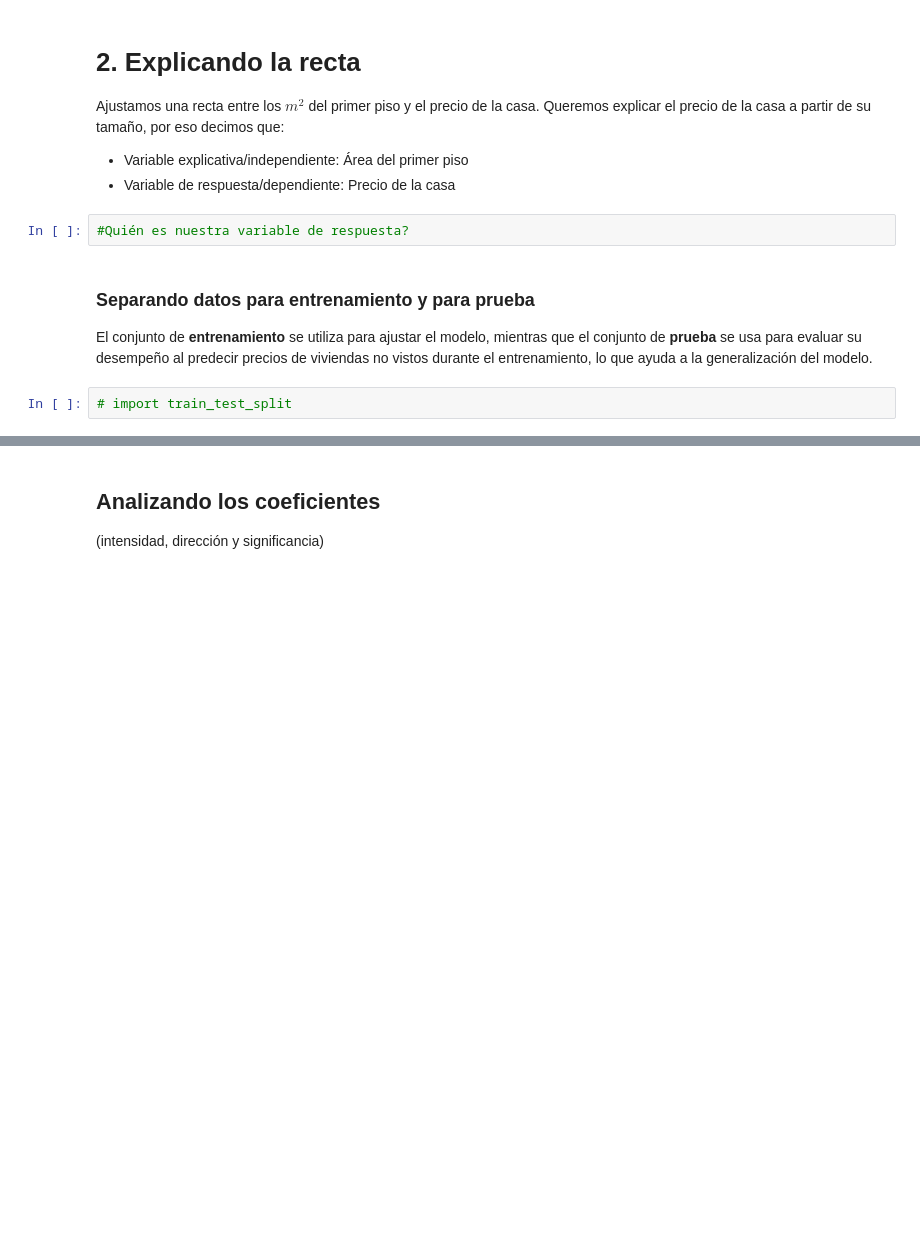
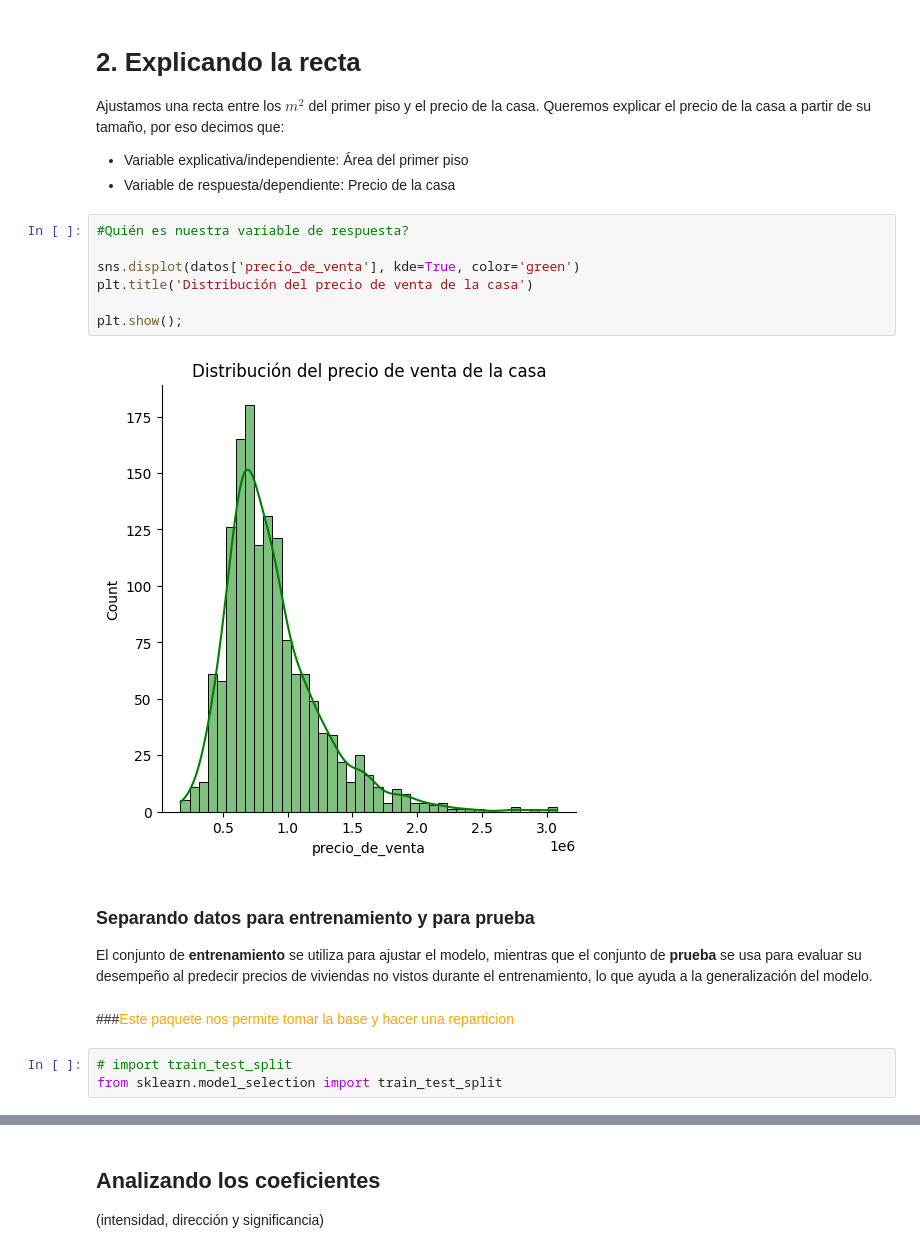
Before and after one commit to LejImkoaj/data-sciencie-regresion-lineal, a Jupyter notebook: precios_de_inmuebles_regresion_lineal.ipynb, the cells around one changed output, grey strips where cells are left out. Saved outputs shown, nothing was run; the diff lists cells and outputs as text; blank space fills up the shorter version.

```diff
--- a/precios_de_inmuebles_regresion_lineal.ipynb
+++ b/precios_de_inmuebles_regresion_lineal.ipynb
@@ -193,11 +193,21 @@ Ajustamos una recta entre los $m^2$ del primer piso y el precio de la casa. Quer
 
 * Variable explicativa/independiente: Área del primer piso
 * Variable de respuesta/dependiente: Precio de la casa
-# %%
-#Quién es nuestra variable de respuesta?
+# %%
+#Quién es nuestra variable de respuesta?
+
+sns.displot(datos['precio_de_venta'], kde=True, color='green')
+plt.title('Distribución del precio de venta de la casa')
+
+plt.show();
+# %% [output]
+[figure, added]
 # %% [markdown]
 ### Separando datos para entrenamiento y para prueba
 
 El conjunto de **entrenamiento** se utiliza para ajustar el modelo, mientras que el conjunto de **prueba** se usa para evaluar su desempeño al predecir precios de viviendas no vistos durante el entrenamiento, lo que ayuda a la generalización del modelo.
+# %% [markdown]
+###<font color=orange>Este paquete nos permite tomar la base y hacer una reparticion</font>
 # %%
 # import train_test_split
+from sklearn.model_selection import train_test_split
```
Also changed, not shown: parts of 5 cells of this notebook.
